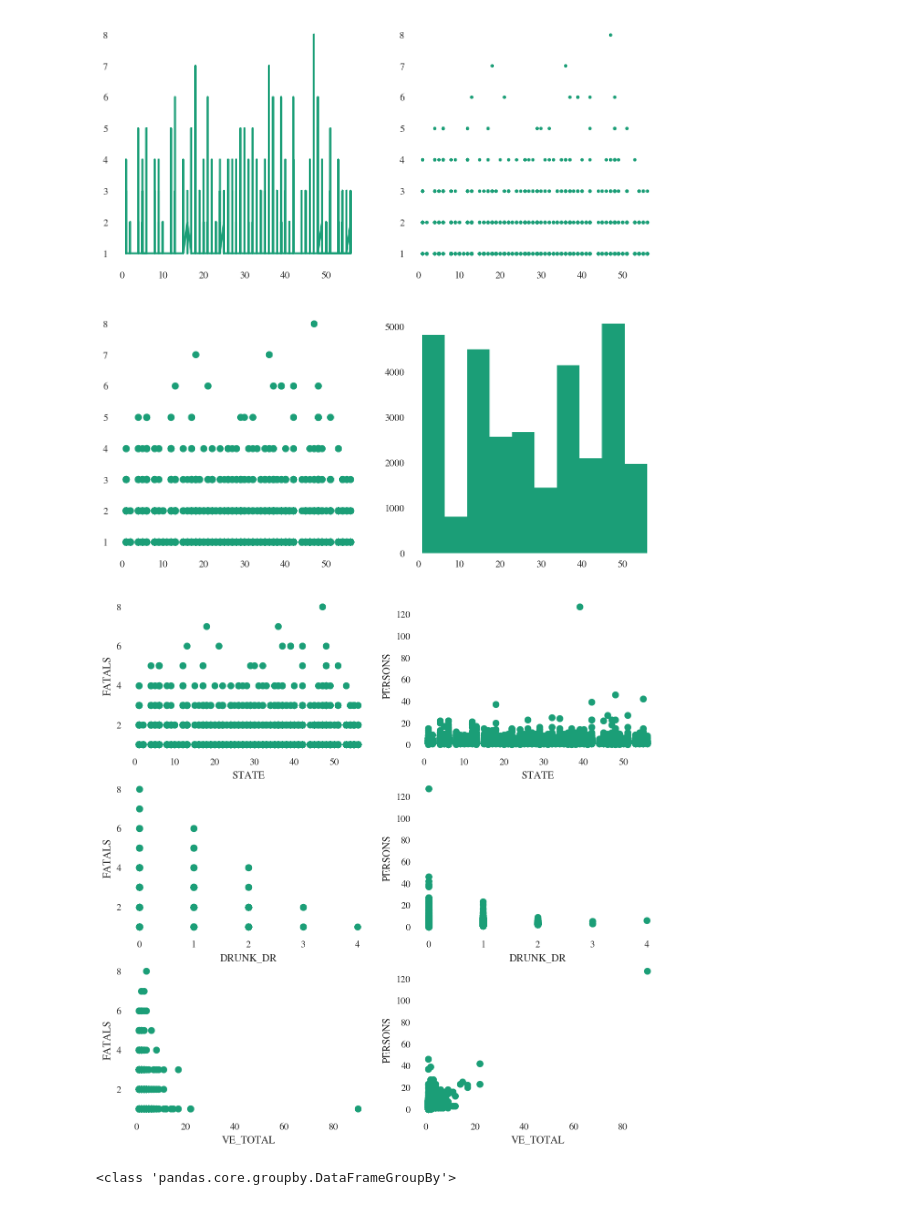
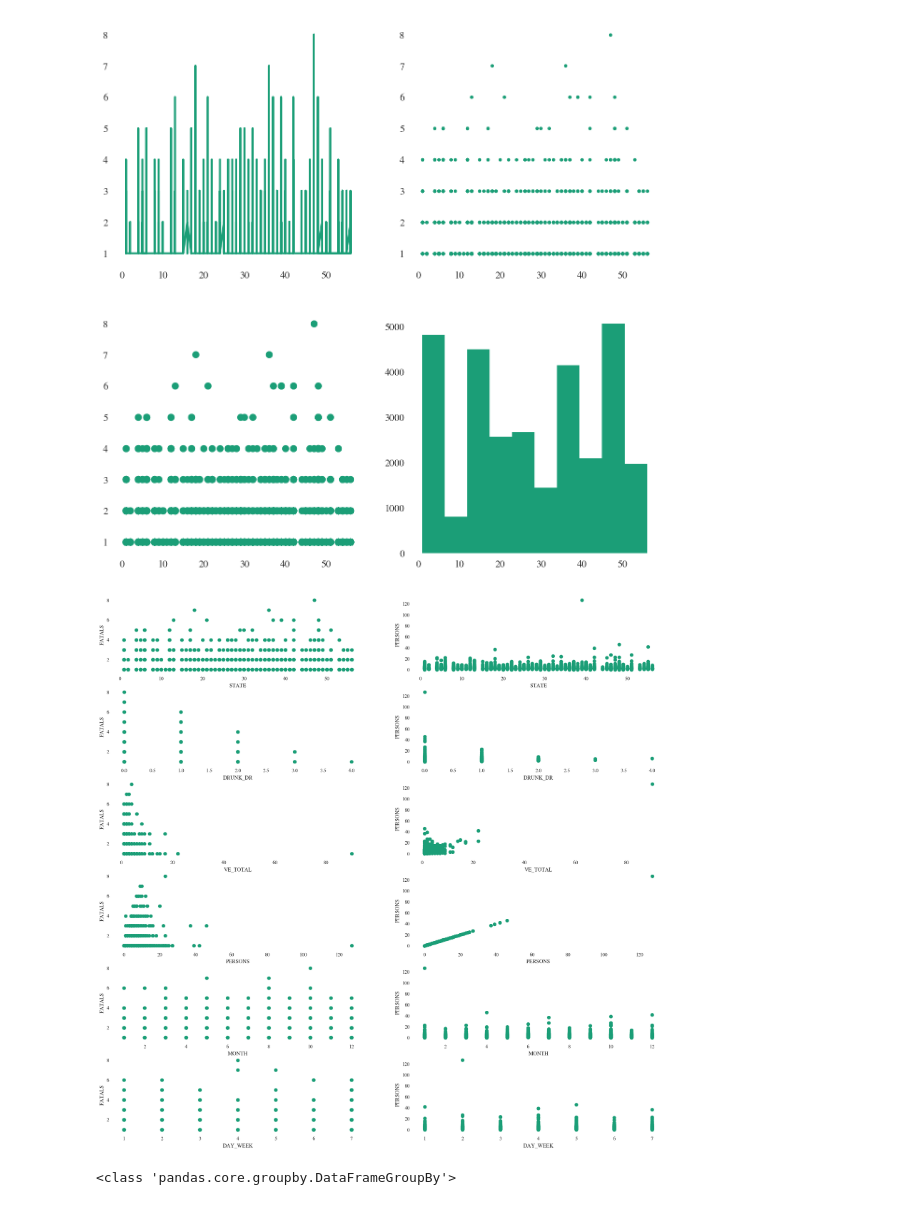
Before and after one commit to bondzy1220/assignments.github.io, a Jupyter notebook: EMSE6992_Assignments/HW1.ipynb, the cells around one changed output. Drawn from its saved outputs; the diff is of its cells as text; code cells hidden in the pictures.

```diff
--- a/EMSE6992_Assignments/HW1.ipynb
+++ b/EMSE6992_Assignments/HW1.ipynb
@@ -341,20 +341,20 @@ axes[1][1].hist(df.STATE)
 # %%
 #Make scatterplots of a selected column "featureA" in the list yfeatureA against the featureA in the list xfeatureA.
 #As the names suggest, plot featureA in yfeatureA along the y featureA and the acids in xfeatureA along the x axis.
 #Label the axes with the respective feature name. Set it up as a grid with 3 rows and 2 columns.
 
-xfeatures=['STATE','DRUNK_DR','VE_TOTAL']
+xfeatures=['STATE','DRUNK_DR','VE_TOTAL','PERSONS', 'MONTH', 'DAY_WEEK' ]
 yfeatures=['FATALS','PERSONS']
 
-fig1, axes=plt.subplots(figsize=(10,10), nrows=len(xfeatures), ncols=len(yfeatures))
+fig1, axes=plt.subplots(figsize=(20,20), nrows=len(xfeatures), ncols=len(yfeatures))
 for i, xfeature in enumerate(xfeatures):
     for j,yfeature in enumerate(yfeatures):
         axes[i][j].scatter(df[xfeature],df[yfeature])
         axes[i][j].set_xlabel(xfeature)
         axes[i][j].set_ylabel(yfeature)
 fig.tight_layout()
 # %% [output]
-[figure, old version]
+[figure, new version]
 # %%
 #The first concept we deal with here is pandas groupby. Group your dataframe dfsub by the values of a particular factor variable.
 Deaths_groupby = df.groupby('FATALS')
```
Also changed, not shown: parts of 1 cell of this notebook, 5 other files.
